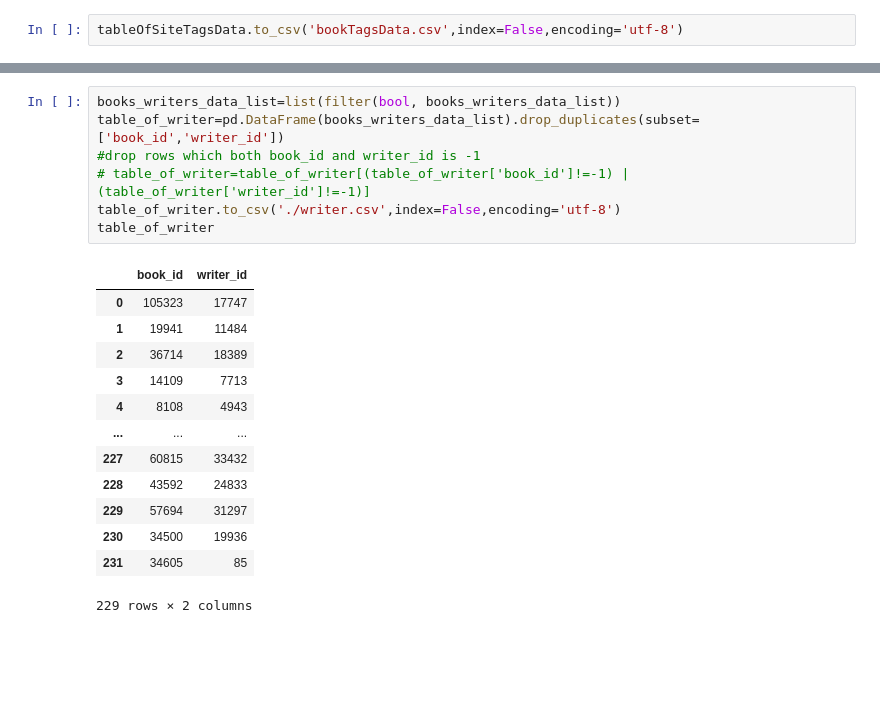
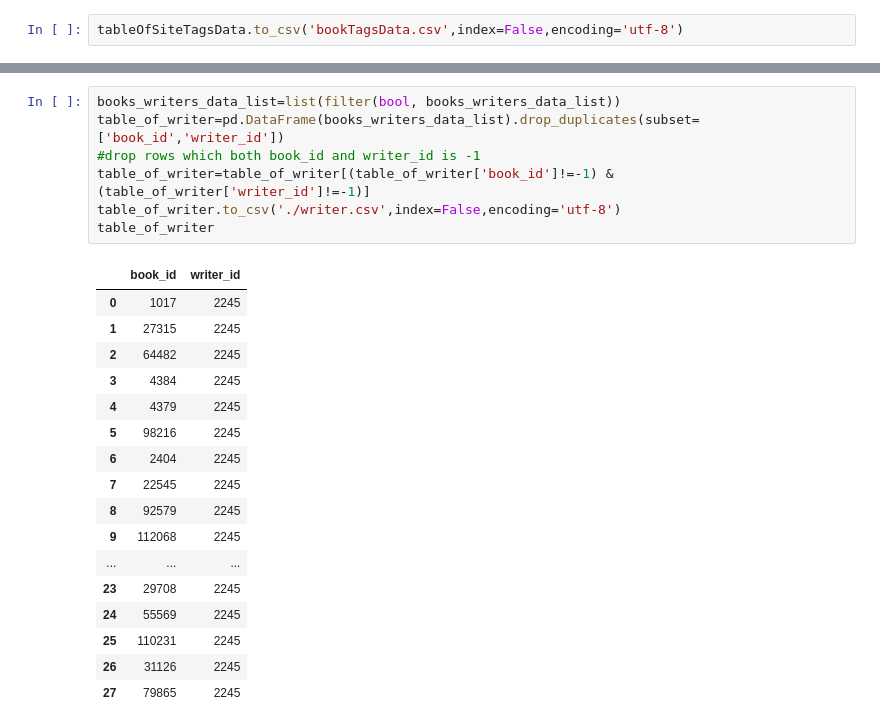
Before and after one commit to sanoooavi/Booktopia, a Jupyter notebook: scrap.ipynb, the cells around one changed output, grey strips where cells are left out. Drawn from its saved outputs; the diff is of its cells as text; blank space fills up the shorter version.

```diff
--- a/scrap.ipynb
+++ b/scrap.ipynb
@@ -595,21 +646,25 @@ table_of_writer_page
 # %%
 books_writers_data_list=list(filter(bool, books_writers_data_list))
 table_of_writer=pd.DataFrame(books_writers_data_list).drop_duplicates(subset=['book_id','writer_id'])
 #drop rows which both book_id and writer_id is -1
-# table_of_writer=table_of_writer[(table_of_writer['book_id']!=-1) | (table_of_writer['writer_id']!=-1)]
+table_of_writer=table_of_writer[(table_of_writer['book_id']!=-1) & (table_of_writer['writer_id']!=-1)]
 table_of_writer.to_csv('./writer.csv',index=False,encoding='utf-8')
 table_of_writer
 # %% [output]
 |  | book_id | writer_id |
-| 0 | 105323 | 17747 |
-| 1 | 19941 | 11484 |
-| 2 | 36714 | 18389 |
-| 3 | 14109 | 7713 |
-| 4 | 8108 | 4943 |
+| 0 | 1017 | 2245 |
+| 1 | 27315 | 2245 |
+| 2 | 64482 | 2245 |
+| 3 | 4384 | 2245 |
+| 4 | 4379 | 2245 |
+| 5 | 98216 | 2245 |
+| 6 | 2404 | 2245 |
+| 7 | 22545 | 2245 |
+| 8 | 92579 | 2245 |
+| 9 | 112068 | 2245 |
 | ... | ... | ... |
-| 227 | 60815 | 33432 |
-| 228 | 43592 | 24833 |
-| 229 | 57694 | 31297 |
-| 230 | 34500 | 19936 |
-| 231 | 34605 | 85 |
+| 23 | 29708 | 2245 |
+| 24 | 55569 | 2245 |
+| 25 | 110231 | 2245 |
+| 26 | 31126 | 2245 |
+| 27 | 79865 | 2245 |
-229 rows × 2 columns
```
Also changed, not shown: parts of 24 cells of this notebook, 14 other files.
